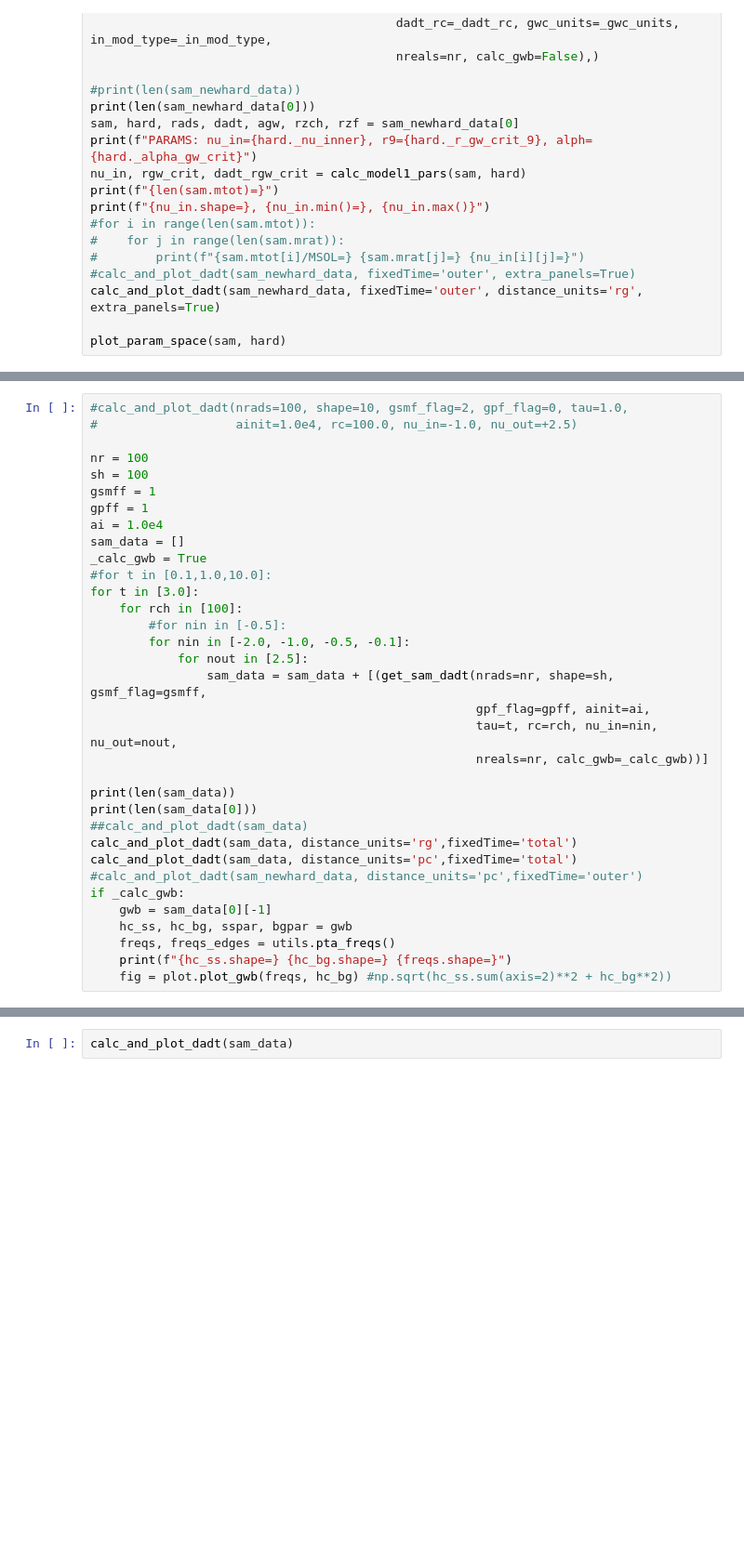
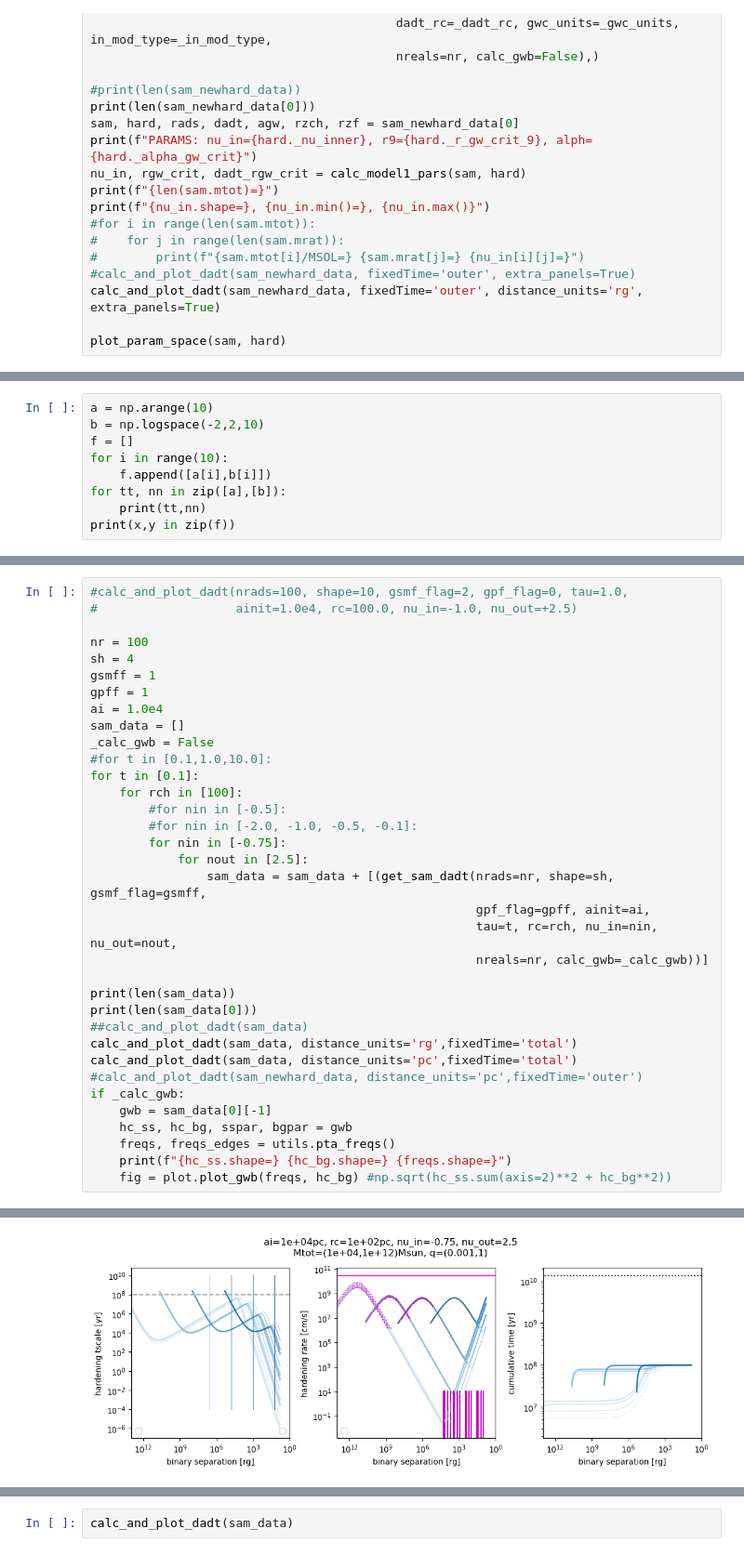
Before and after one commit to nanograv/holodeck, a Jupyter notebook: notebooks/devs/sams/sam-hardening-tests.ipynb, the cells around one changed output, grey strips where cells are left out. Shown at 93% size. Cells and saved outputs as stored; diff of their text form; blank space fills up the shorter version.

```diff
--- a/notebooks/devs/sams/sam-hardening-tests.ipynb
+++ b/notebooks/devs/sams/sam-hardening-tests.ipynb
@@ -2279,0 +3063,9 @@ plt.show()
+# %%
+a = np.arange(10)
+b = np.logspace(-2,2,10)
+f = []
+for i in range(10):
+    f.append([a[i],b[i]])
+for tt, nn in zip([a],[b]):
+    print(tt,nn)
+print(x,y in zip(f))
@@ -2302,17 +3102,18 @@ plt.legend()
 #                   ainit=1.0e4, rc=100.0, nu_in=-1.0, nu_out=+2.5)
 
 nr = 100
-sh = 100
+sh = 4
 gsmff = 1
 gpff = 1
 ai = 1.0e4
 sam_data = []
-_calc_gwb = True
+_calc_gwb = False
 #for t in [0.1,1.0,10.0]:
-for t in [3.0]:
+for t in [0.1]:
     for rch in [100]:
         #for nin in [-0.5]:
-        for nin in [-2.0, -1.0, -0.5, -0.1]:
+        #for nin in [-2.0, -1.0, -0.5, -0.1]:
+        for nin in [-0.75]:
             for nout in [2.5]:
                 sam_data = sam_data + [(get_sam_dadt(nrads=nr, shape=sh, gsmf_flag=gsmff,
                                                      gpf_flag=gpff, ainit=ai,
@@ -2331,3 +3132,4 @@ if _calc_gwb:
     freqs, freqs_edges = utils.pta_freqs()
     print(f"{hc_ss.shape=} {hc_bg.shape=} {freqs.shape=}")
     fig = plot.plot_gwb(freqs, hc_bg) #np.sqrt(hc_ss.sum(axis=2)**2 + hc_bg**2))
+# %% [output]
@@ -2333,0 +3145 @@ if _calc_gwb:
+[figure, added]
```
Also changed, not shown: parts of 39 cells of this notebook, 6 other files.
